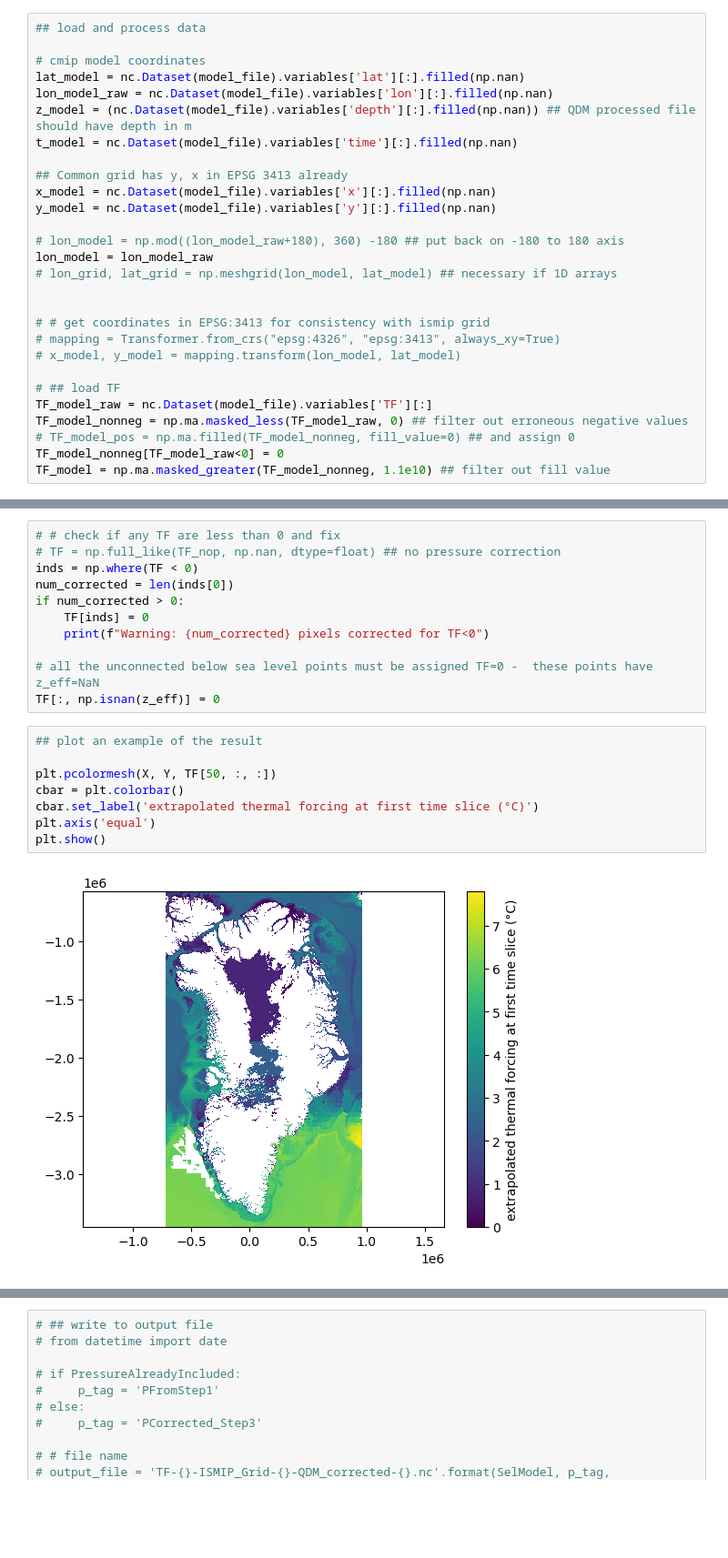
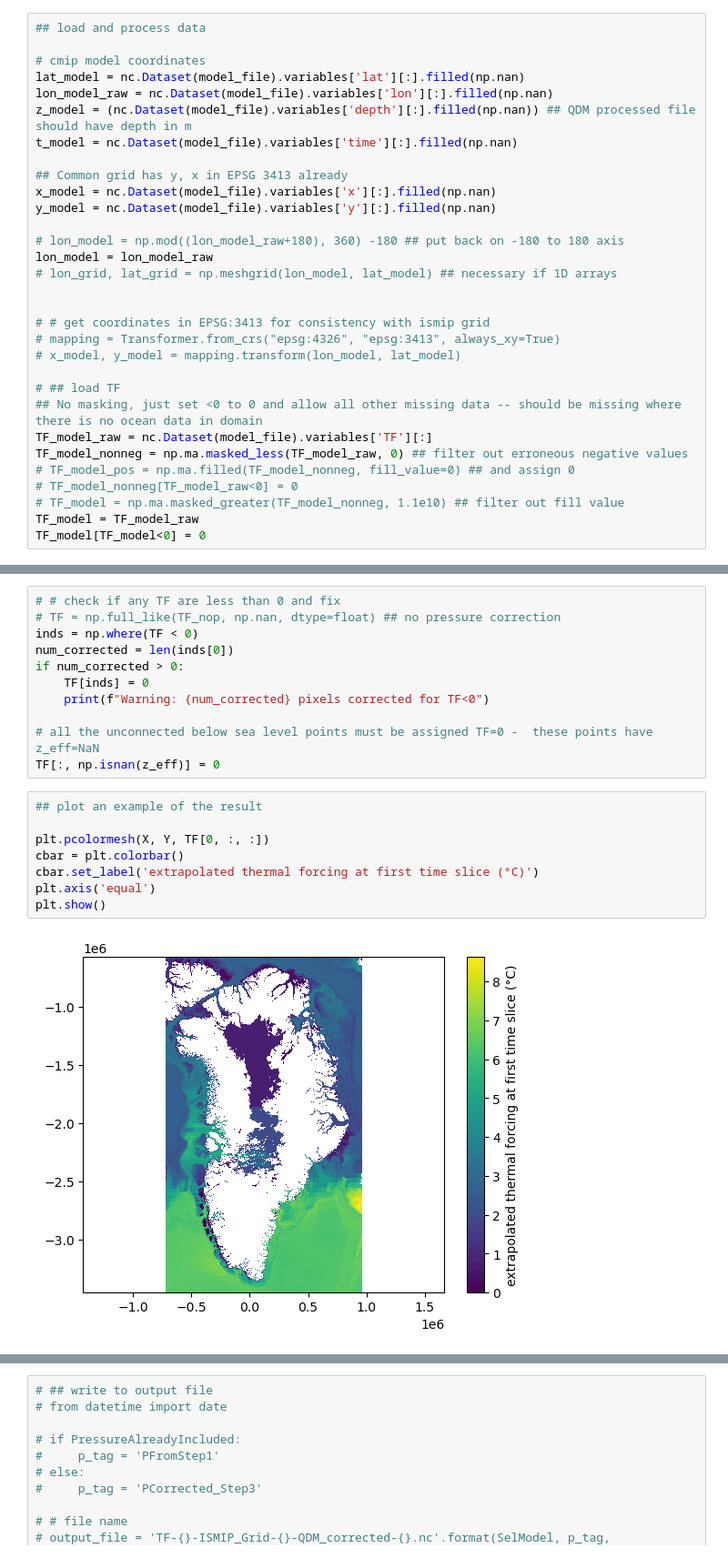
Before and after one commit to ehultee/gris-iceocean-process, a Jupyter notebook: Step3-To_ISMIP_Grid.ipynb, the cells around one changed output, grey strips where cells are left out. Shown: that part at 91% size. Drawn from its saved outputs; the diff is of its cells as text; blank space fills up the shorter version.

```diff
--- a/Step3-To_ISMIP_Grid.ipynb
+++ b/Step3-To_ISMIP_Grid.ipynb
@@ -140,11 +140,14 @@ lon_model = lon_model_raw
 # x_model, y_model = mapping.transform(lon_model, lat_model)
 
 # ## load TF
+## No masking, just set <0 to 0 and allow all other missing data -- should be missing where there is no ocean data in domain
 TF_model_raw = nc.Dataset(model_file).variables['TF'][:]
 TF_model_nonneg = np.ma.masked_less(TF_model_raw, 0) ## filter out erroneous negative values
 # TF_model_pos = np.ma.filled(TF_model_nonneg, fill_value=0) ## and assign 0
-TF_model_nonneg[TF_model_raw<0] = 0
-TF_model = np.ma.masked_greater(TF_model_nonneg, 1.1e10) ## filter out fill value
+# TF_model_nonneg[TF_model_raw<0] = 0
+# TF_model = np.ma.masked_greater(TF_model_nonneg, 1.1e10) ## filter out fill value
+TF_model = TF_model_raw
+TF_model[TF_model<0] = 0
 # %%
 np.max(TF_model)
 # %% [output]
@@ -349,12 +352,12 @@ TF[:, np.isnan(z_eff)] = 0
 # %%
 ## plot an example of the result
 
-plt.pcolormesh(X, Y, TF[50, :, :])
+plt.pcolormesh(X, Y, TF[0, :, :])
 cbar = plt.colorbar()
 cbar.set_label('extrapolated thermal forcing at first time slice (°C)')
 plt.axis('equal')
 plt.show()
 # %% [output]
-[figure, old version]
+[figure, new version]
 # %%
 t_model
```
Also changed, not shown: parts of 5 cells of this notebook.
